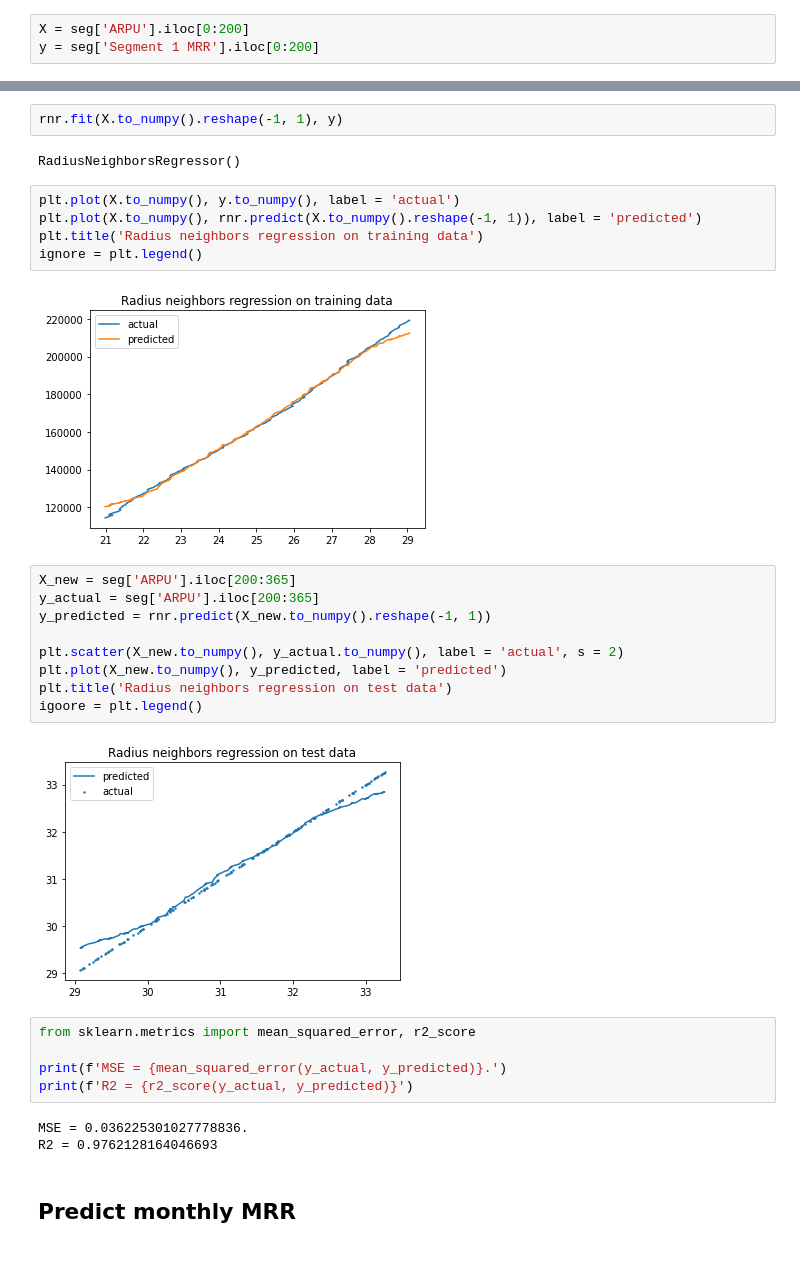
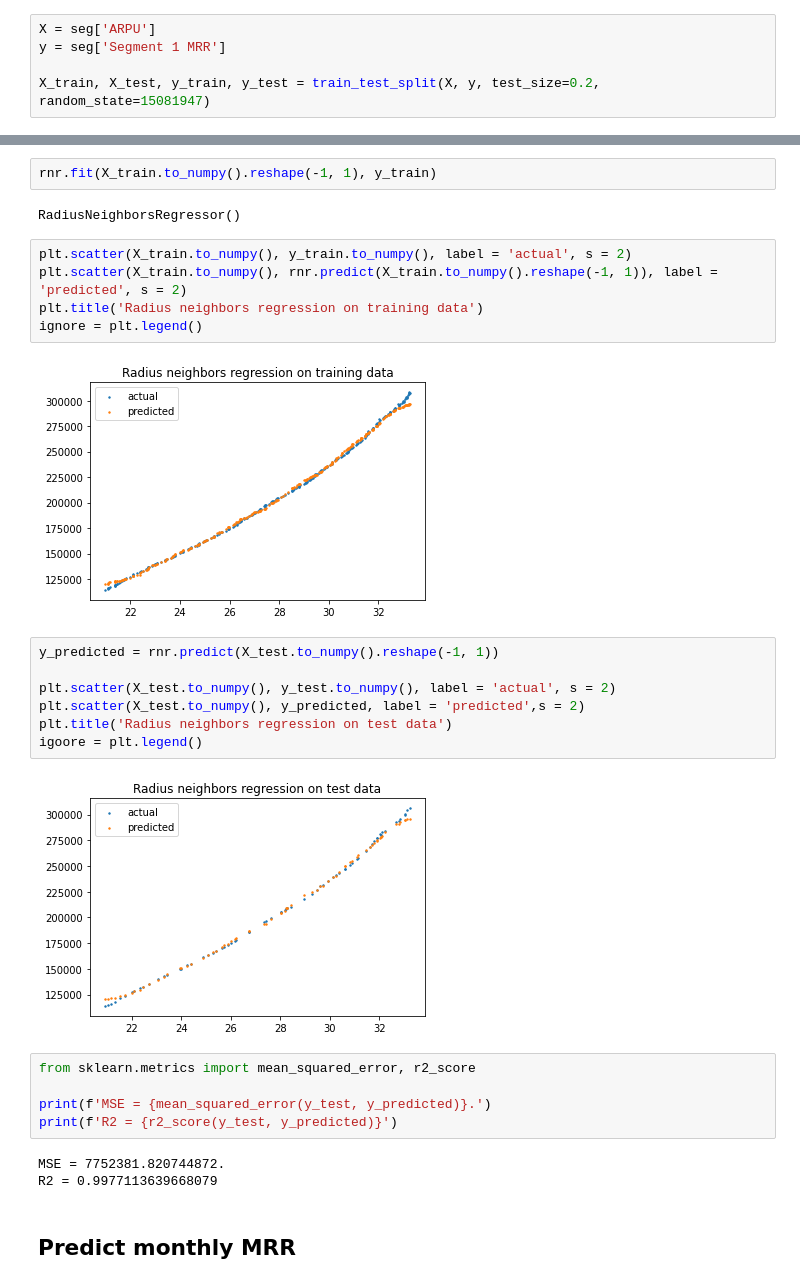
Before and after one commit to amey-joshi/am, a Jupyter notebook: revenue-forecast/Model-Segment-1.ipynb, the cells around one changed output, grey strips where cells are left out. Drawn from its saved outputs; the diff is of its cells as text.

Commit message:
Used random train test split.

```diff
--- a/revenue-forecast/Model-Segment-1.ipynb
+++ b/revenue-forecast/Model-Segment-1.ipynb
@@ -50,38 +51,38 @@ from sklearn.neighbors import RadiusNeighborsRegressor
 # %%
-X = seg['ARPU'].iloc[0:200]
-y = seg['Segment 1 MRR'].iloc[0:200]
+X = seg['ARPU']
+y = seg['Segment 1 MRR']
+
+X_train, X_test, y_train, y_test = train_test_split(X, y, test_size=0.2, random_state=15081947)
 # %%
 rnr = RadiusNeighborsRegressor(radius = 1.0)
 # %%
-rnr.fit(X.to_numpy().reshape(-1, 1), y)
+rnr.fit(X_train.to_numpy().reshape(-1, 1), y_train)
 # %% [output]
 RadiusNeighborsRegressor()
 # %%
-plt.plot(X.to_numpy(), y.to_numpy(), label = 'actual')
-plt.plot(X.to_numpy(), rnr.predict(X.to_numpy().reshape(-1, 1)), label = 'predicted')
+plt.scatter(X_train.to_numpy(), y_train.to_numpy(), label = 'actual', s = 2)
+plt.scatter(X_train.to_numpy(), rnr.predict(X_train.to_numpy().reshape(-1, 1)), label = 'predicted', s = 2)
 plt.title('Radius neighbors regression on training data')
 ignore = plt.legend()
 # %% [output]
-[figure, old version]
+[figure, new version]
 # %%
-X_new = seg['ARPU'].iloc[200:365]
-y_actual = seg['ARPU'].iloc[200:365]
-y_predicted = rnr.predict(X_new.to_numpy().reshape(-1, 1))
+y_predicted = rnr.predict(X_test.to_numpy().reshape(-1, 1))
 
-plt.scatter(X_new.to_numpy(), y_actual.to_numpy(), label = 'actual', s = 2)
-plt.plot(X_new.to_numpy(), y_predicted, label = 'predicted')
+plt.scatter(X_test.to_numpy(), y_test.to_numpy(), label = 'actual', s = 2)
+plt.scatter(X_test.to_numpy(), y_predicted, label = 'predicted',s = 2)
 plt.title('Radius neighbors regression on test data')
 igoore = plt.legend()
 # %% [output]
-[figure, old version]
+[figure, new version]
 # %%
 from sklearn.metrics import mean_squared_error, r2_score
 
-print(f'MSE = {mean_squared_error(y_actual, y_predicted)}.')
-print(f'R2 = {r2_score(y_actual, y_predicted)}')
+print(f'MSE = {mean_squared_error(y_test, y_predicted)}.')
+print(f'R2 = {r2_score(y_test, y_predicted)}')
 # %% [output]
-MSE = 0.036225301027778836.
-R2 = 0.9762128164046693
+MSE = 7752381.820744872.
+R2 = 0.9977113639668079
 # %% [markdown]
 ## Predict monthly MRR
 # %%
```
Also changed, not shown: parts of 1 cell of this notebook.
